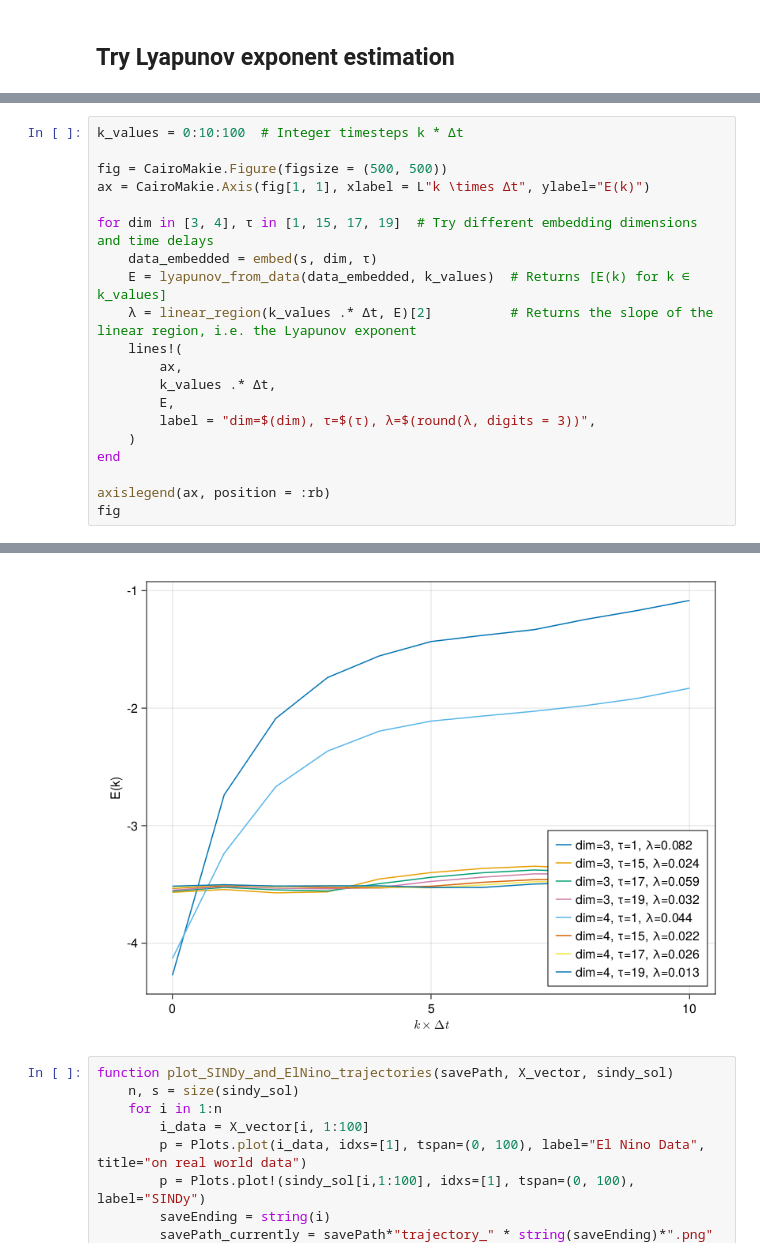
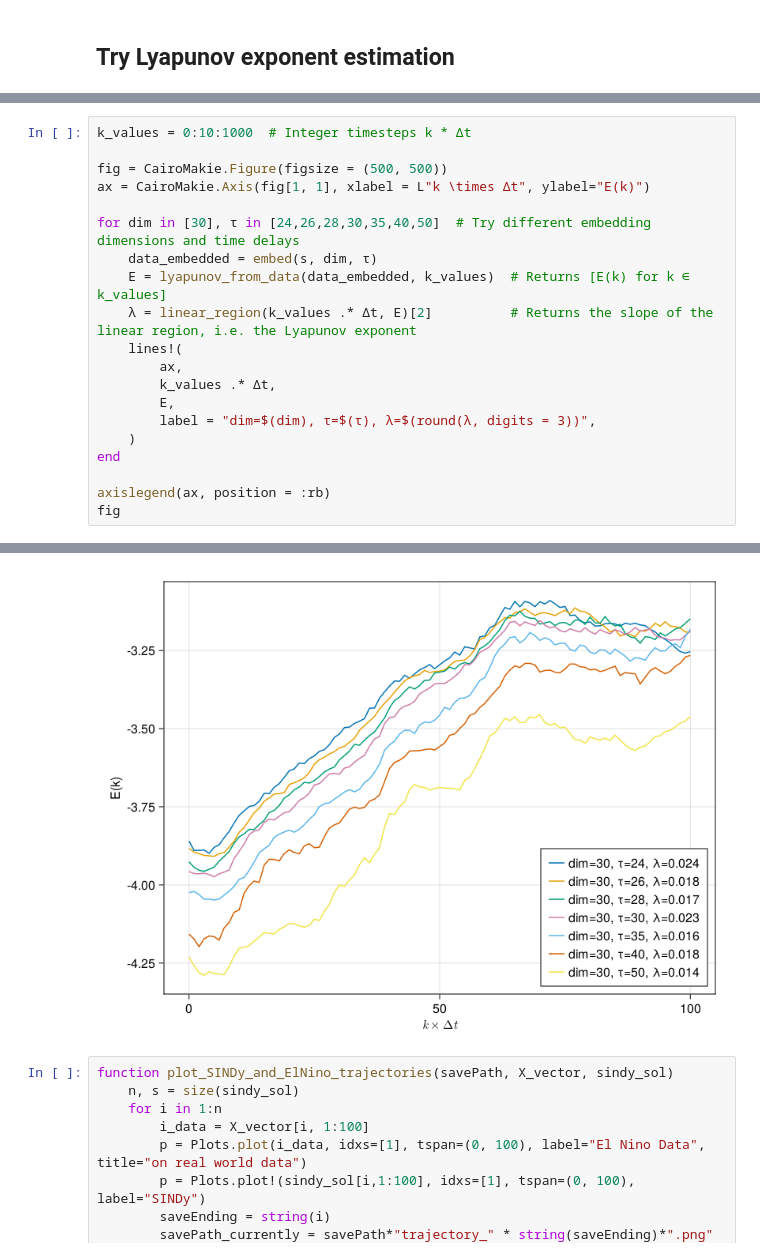
Before and after one commit to TobiasGerwald/MMLDS_project, a Jupyter notebook: src/SINDy_El_Nino.ipynb, the cells around one changed output, grey strips where cells are left out. Saved outputs shown, nothing was run; the diff lists cells and outputs as text.

```diff
--- a/src/SINDy_El_Nino.ipynb
+++ b/src/SINDy_El_Nino.ipynb
@@ -138,10 +141,10 @@ Algorithm stopped due to convergence of E₁-statistic. Valid embedding achieved
 # %%
-k_values = 0:10:100  # Integer timesteps k * Δt
+k_values = 0:10:1000  # Integer timesteps k * Δt
 
 fig = CairoMakie.Figure(figsize = (500, 500))
 ax = CairoMakie.Axis(fig[1, 1], xlabel = L"k \times Δt", ylabel="E(k)")
 
-for dim in [3, 4], τ in [1, 15, 17, 19]  # Try different embedding dimensions and time delays
+for dim in [30], τ in [24,26,28,30,35,40,50]  # Try different embedding dimensions and time delays
     data_embedded = embed(s, dim, τ)
     E = lyapunov_from_data(data_embedded, k_values)  # Returns [E(k) for k ∈ k_values]
     λ = linear_region(k_values .* Δt, E)[2]          # Returns the slope of the linear region, i.e. the Lyapunov exponent
@@ -175,4 +176,4 @@ fig
-[figure, old version]
+[figure, new version]
 # %%
 function plot_SINDy_and_ElNino_trajectories(savePath, X_vector, sindy_sol)
     n, s = size(sindy_sol)
```
Also changed, not shown: parts of 4 cells of this notebook.
